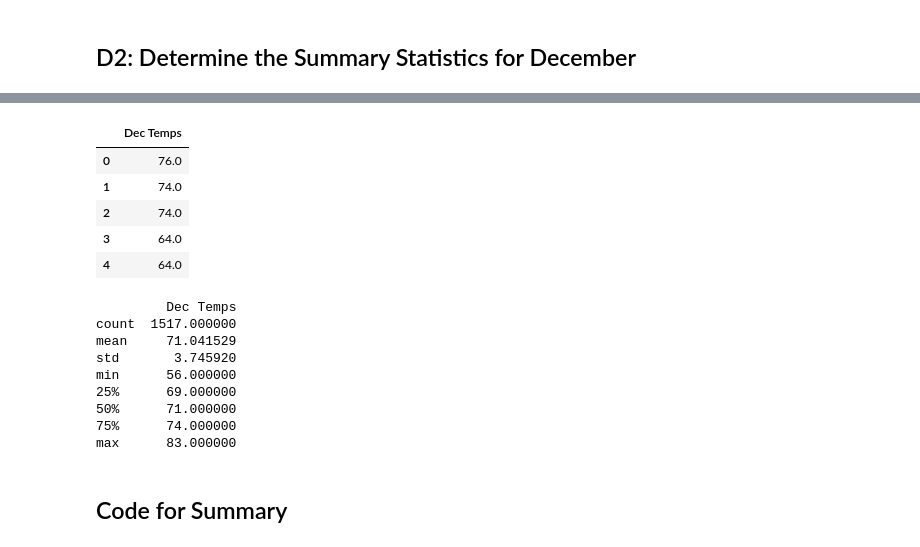
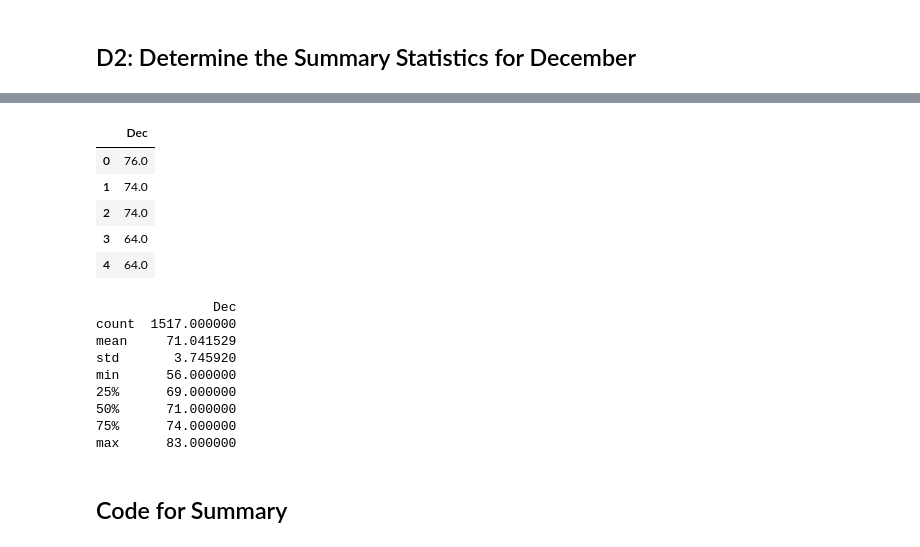
Before and after one commit to jisellejones/Surfs_Up_Climate_Analysis, a Jupyter notebook: SurfsUp_Challenge.ipynb, the cells around one changed output, grey strips where cells are left out. Cells and saved outputs as stored; diff of their text form; code cells hidden in the pictures.

```diff
--- a/SurfsUp_Challenge.ipynb
+++ b/SurfsUp_Challenge.ipynb
@@ -84,5 +65,5 @@ max      85.000000
 ## D2: Determine the Summary Statistics for December
 # %%
 # 6. Write a query that filters the Measurement table to retrieve the temperatures for the month of December.
-session.query(Measurement.tobs).\
+results = session.query(Measurement.tobs).\
     filter(func.strftime("%m", Measurement.date) == "12").all()
@@ -107,14 +70,12 @@ session.query(Measurement.tobs).\
 # %%
 # 7. Convert the December temperatures to a list.
-dec_temps = session.query(Measurement.tobs).\
-    filter(func.strftime("%m", Measurement.date) == "12").all()
+dec_temps = list(np.ravel(results))
 # %%
 # 8. Create a DataFrame from the list of temperatures for the month of December.
-dec_temps_df = pd.DataFrame(dec_temps)
-dec_temps_df.columns = ["Dec Temps"]
+dec_temps_df = pd.DataFrame(dec_temps, columns = ["Dec"])
 dec_temps_df.head()
 # %% [output]
-|  | Dec Temps |
+|  | Dec |
 | 0 | 76.0 |
 | 1 | 74.0 |
 | 2 | 74.0 |
@@ -125,7 +86,7 @@ dec_temps_df.head()
 dec_temps_stats = dec_temps_df.describe()
 print(dec_temps_stats)
 # %% [output]
-         Dec Temps
+               Dec
 count  1517.000000
 mean     71.041529
 std       3.745920
```
Also changed, not shown: parts of 12 cells of this notebook, 3 other files.
